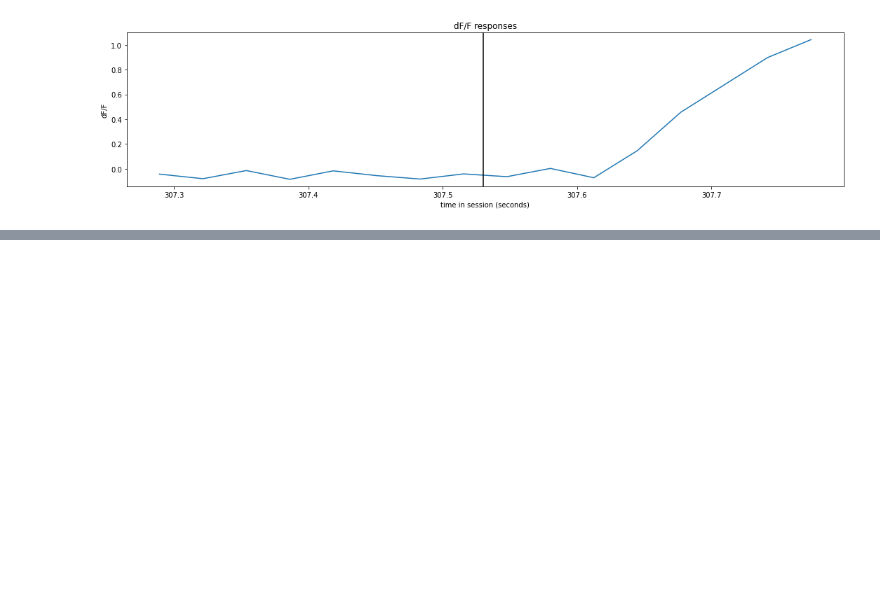
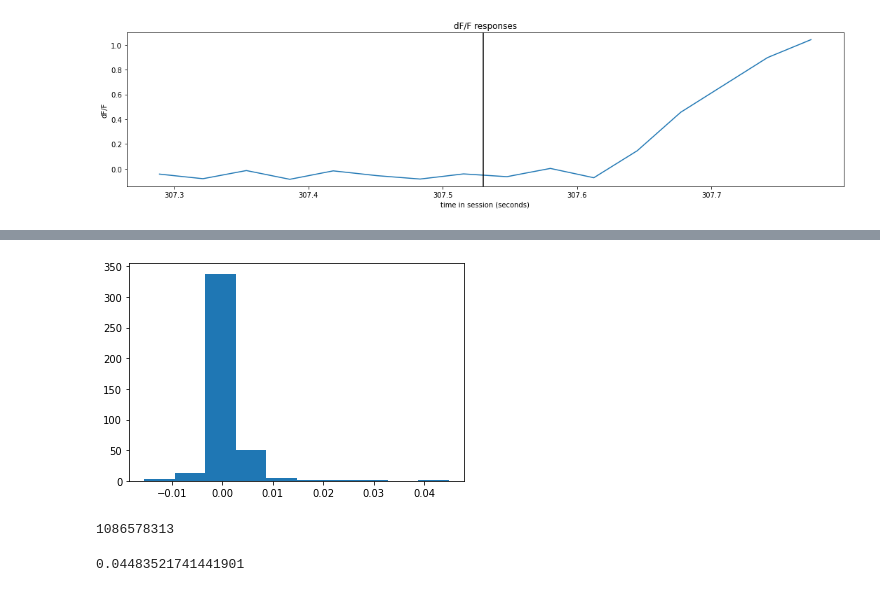
Before and after one commit to seungjaeryanlee/nma-cn-project, a Jupyter notebook: starter-v2.ipynb, the cells around one changed output, grey strips where cells are left out. Drawn from its saved outputs; the diff is of its cells as text; code cells hidden in the pictures; blank space fills up the shorter version.

Commit message:
Add cell selection based on all stimulus flashes

```diff
--- a/starter-v2.ipynb
+++ b/starter-v2.ipynb
@@ -135,0 +186,29 @@ fig.show()
+# %%
+dff_matrix = np.array(active_experiment.dff_traces["dff"].tolist())
+# %%
+diff_traces_per_stimulus = []
+for stimulus_start_time in tqdm(stimulus_start_times):
+    diffs = []
+    before_indices = get_indices_in_interval(active_experiment, stimulus_start_time-0.25, stimulus_start_time)
+    after_indices = get_indices_in_interval(active_experiment, stimulus_start_time, stimulus_start_time+0.25)
+    before_mean_traces = np.mean(dff_matrix[:, before_indices], axis=1)
+    after_mean_traces = np.mean(dff_matrix[:, after_indices], axis=1)
+    diff_traces = after_mean_traces - before_mean_traces
+    diff_traces_per_stimulus.append(diff_traces)
+# %%
+diff_matrix = np.stack(diff_traces_per_stimulus, axis=1)
+# %%
+mean_diff_per_cell = np.mean(diff_matrix, axis=1)
+# %%
+plt.hist(mean_diff_per_cell);
+# %% [output]
+[figure, added]
+# %%
+cell_specimen_ids = get_cell_specimen_ids(active_experiment)
+cell_specimen_ids[np.argmax(mean_diff_per_cell)]
+# %% [output]
+1086578313
+# %%
+np.max(mean_diff_per_cell)
+# %% [output]
+0.04483521741441901
```
Also changed, not shown: parts of 27 cells of this notebook.
